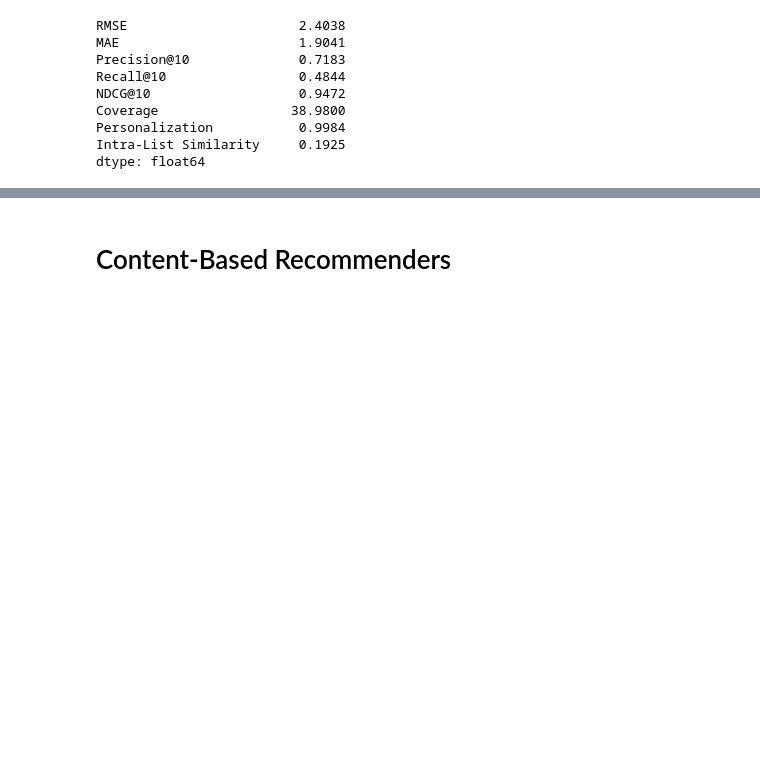
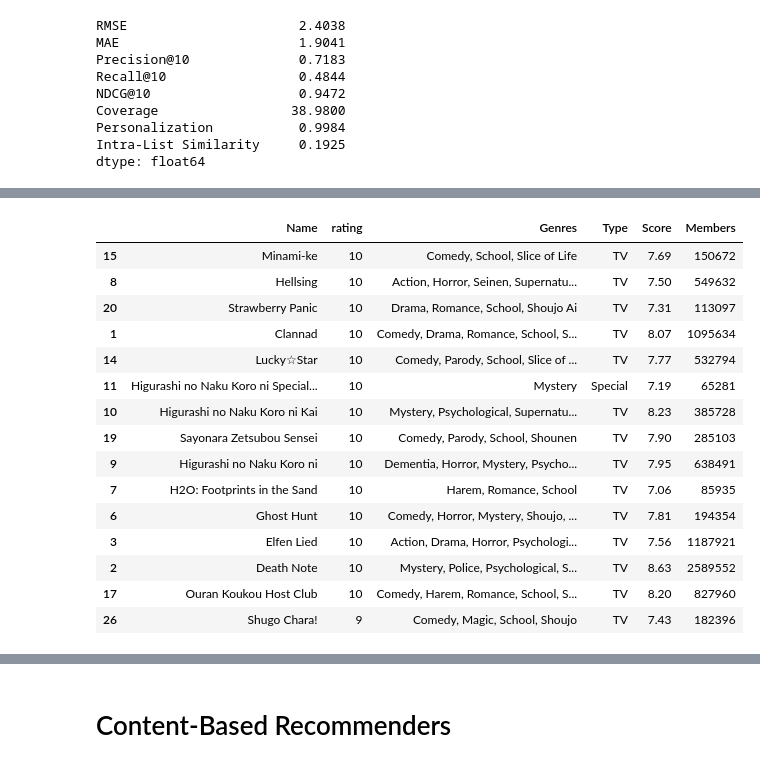
Before and after one commit to rubendjg/Anime-Recommendation-System, a Jupyter notebook: modeling/modeling.ipynb, the cells around one changed output, grey strips where cells are left out. Drawn from its saved outputs; the diff is of its cells as text; code cells hidden in the pictures; blank space fills up the shorter version.

```diff
--- a/modeling/modeling.ipynb
+++ b/modeling/modeling.ipynb
@@ -194,0 +197,9 @@ dtype: float64
+# %%
+import pandas as pd
+
+# Full explicit ratings only. Do NOT replace Surprise `data` (comes from Set up `sample`).
+ratings_cf = pd.read_csv(
+    "../processed_data/explicit_ratings.csv",
+    usecols=["user_id", "anime_id", "rating"],
+)
+print("ratings_cf loaded. SVD/CV use `data` from Set up (N_USERS subsample).")
@@ -194,0 +407,30 @@ dtype: float64
+# %%
+user_history = ratings_cf[ratings_cf['user_id'] == uid].copy()
+
+user_history = user_history.merge(
+    anime[['MAL_ID', 'Name', 'Genres', 'Type', 'Score', 'Members']],
+    left_on='anime_id',
+    right_on='MAL_ID',
+    how='left'
+)
+
+user_history = user_history.sort_values('rating', ascending=False)
+
+user_history[['Name', 'rating', 'Genres', 'Type', 'Score', 'Members']].head(15)
+# %% [output]
+|  | Name | rating | Genres | Type | Score | Members |
+| 15 | Minami-ke | 10 | Comedy, School, Slice of Life | TV | 7.69 | 150672 |
+| 8 | Hellsing | 10 | Action, Horror, Seinen, Supernatu... | TV | 7.50 | 549632 |
+| 20 | Strawberry Panic | 10 | Drama, Romance, School, Shoujo Ai | TV | 7.31 | 113097 |
+| 1 | Clannad | 10 | Comedy, Drama, Romance, School, S... | TV | 8.07 | 1095634 |
+| 14 | Lucky☆Star | 10 | Comedy, Parody, School, Slice of ... | TV | 7.77 | 532794 |
+| 11 | Higurashi no Naku Koro ni Special... | 10 | Mystery | Special | 7.19 | 65281 |
+| 10 | Higurashi no Naku Koro ni Kai | 10 | Mystery, Psychological, Supernatu... | TV | 8.23 | 385728 |
+| 19 | Sayonara Zetsubou Sensei | 10 | Comedy, Parody, School, Shounen | TV | 7.90 | 285103 |
+| 9 | Higurashi no Naku Koro ni | 10 | Dementia, Horror, Mystery, Psycho... | TV | 7.95 | 638491 |
+| 7 | H2O: Footprints in the Sand | 10 | Harem, Romance, School | TV | 7.06 | 85935 |
+| 6 | Ghost Hunt | 10 | Comedy, Horror, Mystery, Shoujo, ... | TV | 7.81 | 194354 |
+| 3 | Elfen Lied | 10 | Action, Drama, Horror, Psychologi... | TV | 7.56 | 1187921 |
+| 2 | Death Note | 10 | Mystery, Police, Psychological, S... | TV | 8.63 | 2589552 |
+| 17 | Ouran Koukou Host Club | 10 | Comedy, Harem, Romance, School, S... | TV | 8.20 | 827960 |
+| 26 | Shugo Chara! | 9 | Comedy, Magic, School, Shoujo | TV | 7.43 | 182396 |
```
Also changed, not shown: parts of 41 cells of this notebook.
